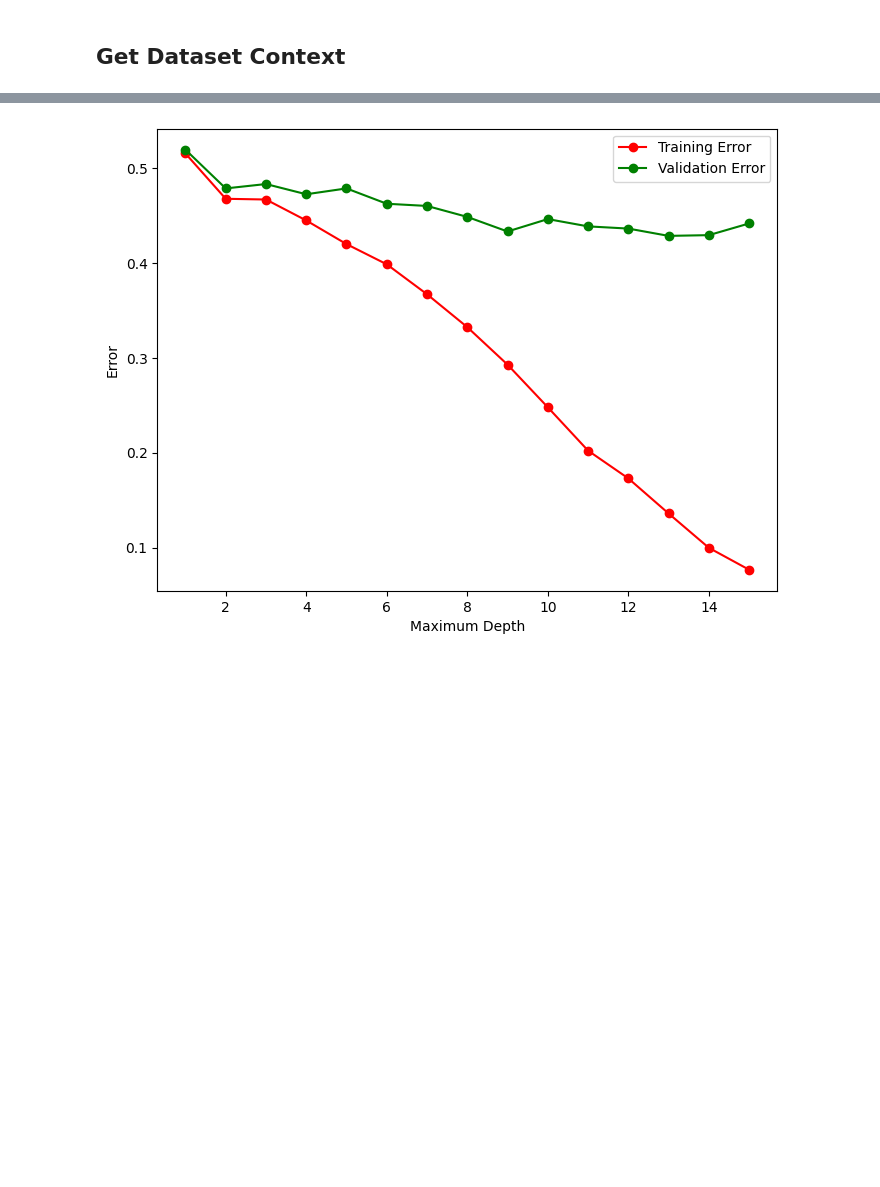
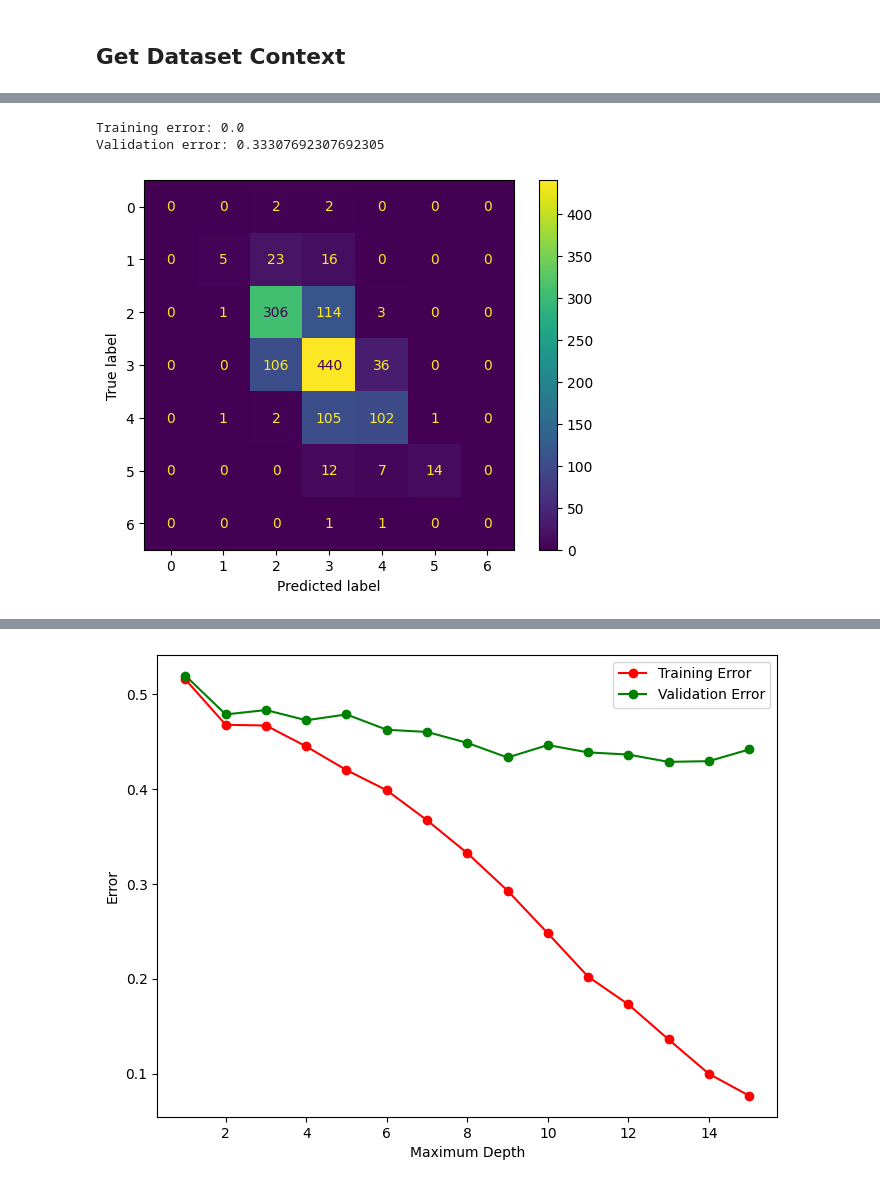
Before and after one commit to nreualuhs/178-Group-Project, a Jupyter notebook: DecisionTree.ipynb, the cells around one changed output, grey strips where cells are left out. Cells and saved outputs as stored; diff of their text form; code cells hidden in the pictures; blank space fills up the shorter version.

```diff
--- a/DecisionTree.ipynb
+++ b/DecisionTree.ipynb
@@ -56,0 +69,18 @@ Root split threshold: 10.483333110809326
+# %%
+# Random forest classifier with default settings
+model = RandomForestClassifier(random_state=seed)
+
+model.fit(X_tr, y_tr)
+err_tr = 1 - accuracy_score(y_tr, model.predict(X_tr))
+err_val = 1 - accuracy_score(y_val, model.predict(X_val))
+
+print(f"Training error: {err_tr}")
+print(f"Validation error: {err_val}")
+
+cm = confusion_matrix(y_val, model.predict(X_val))
+sklearn_disp = ConfusionMatrixDisplay(confusion_matrix = cm)
+sklearn_disp.plot();
+# %% [output]
+Training error: 0.0
+Validation error: 0.33307692307692305
+[figure, added]
```
Also changed, not shown: parts of 12 cells of this notebook.
